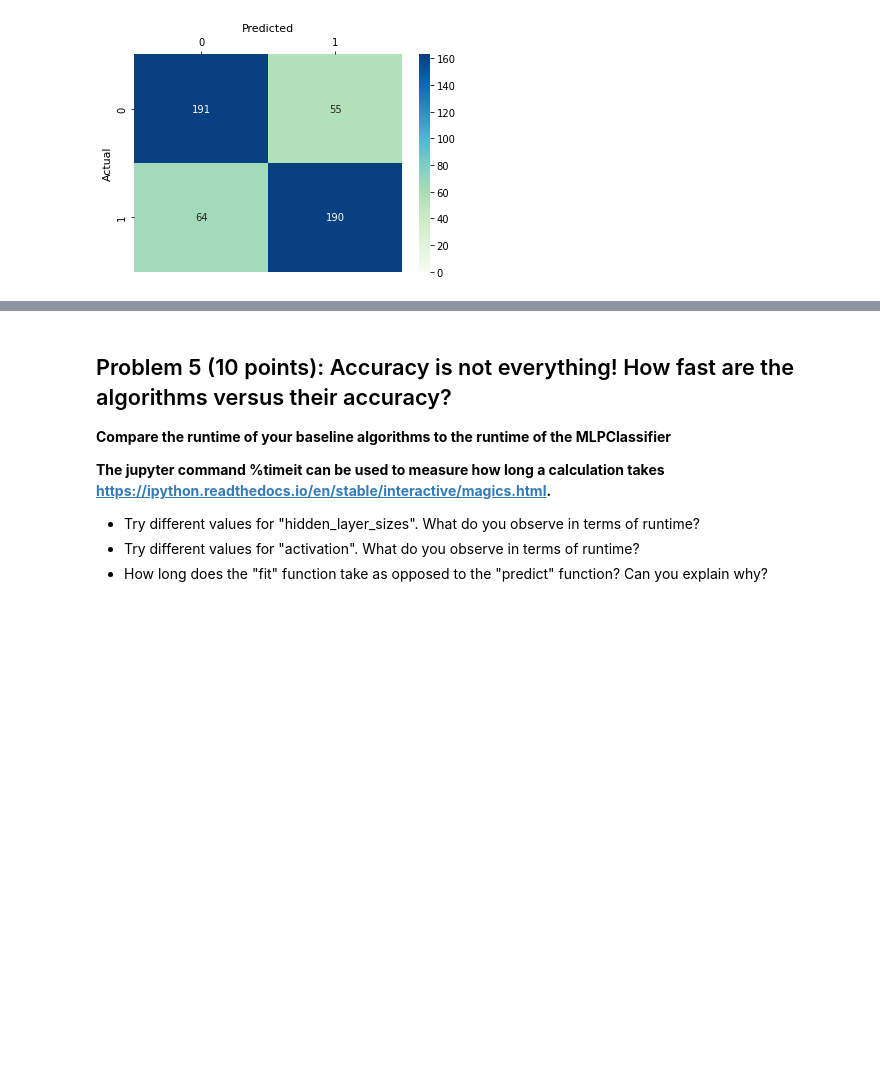
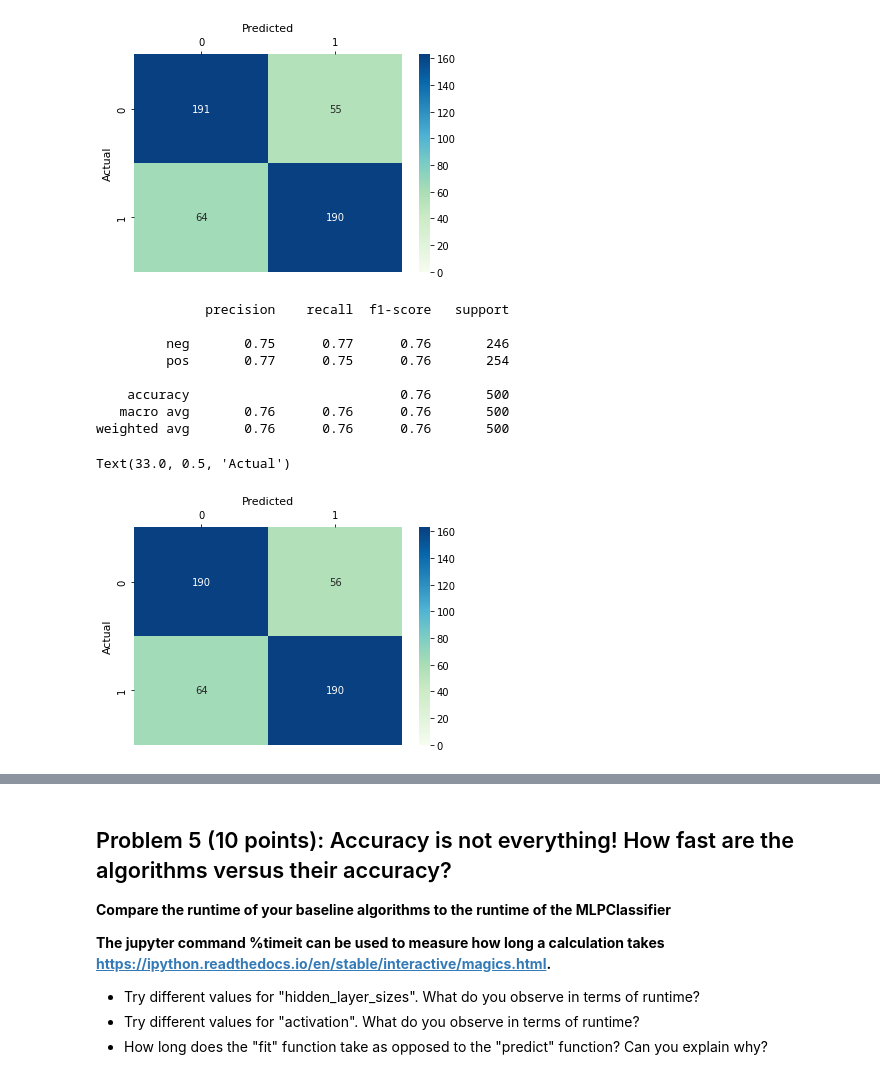
Before and after one commit to GTWFam/Group7_DS3010, a Jupyter notebook: CaseStudy3_NLP.ipynb, the cells around one changed output, grey strips where cells are left out. Cells and saved outputs as stored; diff of their text form; code cells hidden in the pictures; blank space fills up the shorter version.

```diff
--- a/CaseStudy3_NLP.ipynb
+++ b/CaseStudy3_NLP.ipynb
@@ -280,6 +322,10 @@ Text(33.0, 0.5, 'Actual')
 * Note: This is *very similar* to using the LinearSVC and KNeighborsClassifier classes above!
 * Try different values for "hidden_layer_sizes".  What do you observe in terms of accuracy?
 * Try different values for "activation". What do you observe in terms of accuracy?
+# %%
+vectorizer = TfidfVectorizer(min_df=0.10, max_df=0.90, ngram_range=(1,2))
+Xtrain = vectorizer.fit_transform(docs_train)
+Xtest = vectorizer.transform(docs_test)
 # %%
 from sklearn.neural_network import MLPClassifier
 
@@ -361,3 +403,28 @@ x.set_ylabel('Actual', size=11)
 weighted avg       0.76      0.76      0.76       500
 Text(33.0, 0.5, 'Actual')
 [figure]
+# %%
+mlp_clf = MLPClassifier(random_state=1, max_iter=750, activation='logistic')
+
+model = mlp_clf.fit(Xtrain, y_train)
+y_predicted = model.predict(Xtest)
+
+print(metrics.classification_report(y_test, y_predicted,
+                                    target_names=dataset.target_names))
+
+cm = metrics.confusion_matrix(y_test, y_predicted)
+x = sns.heatmap(cm, vmin=0, vmax=163, annot=True, fmt="d", linewidths=0, cmap="GnBu")
+x.xaxis.tick_top()
+x.set_title('Predicted', size=11)
+x.set_ylabel('Actual', size=11)
+# %% [output]
+              precision    recall  f1-score   support
+
+         neg       0.75      0.77      0.76       246
+         pos       0.77      0.75      0.76       254
+
+    accuracy                           0.76       500
+   macro avg       0.76      0.76      0.76       500
+weighted avg       0.76      0.76      0.76       500
+Text(33.0, 0.5, 'Actual')
+[figure, added]
```
Also changed, not shown: parts of 14 cells of this notebook.
